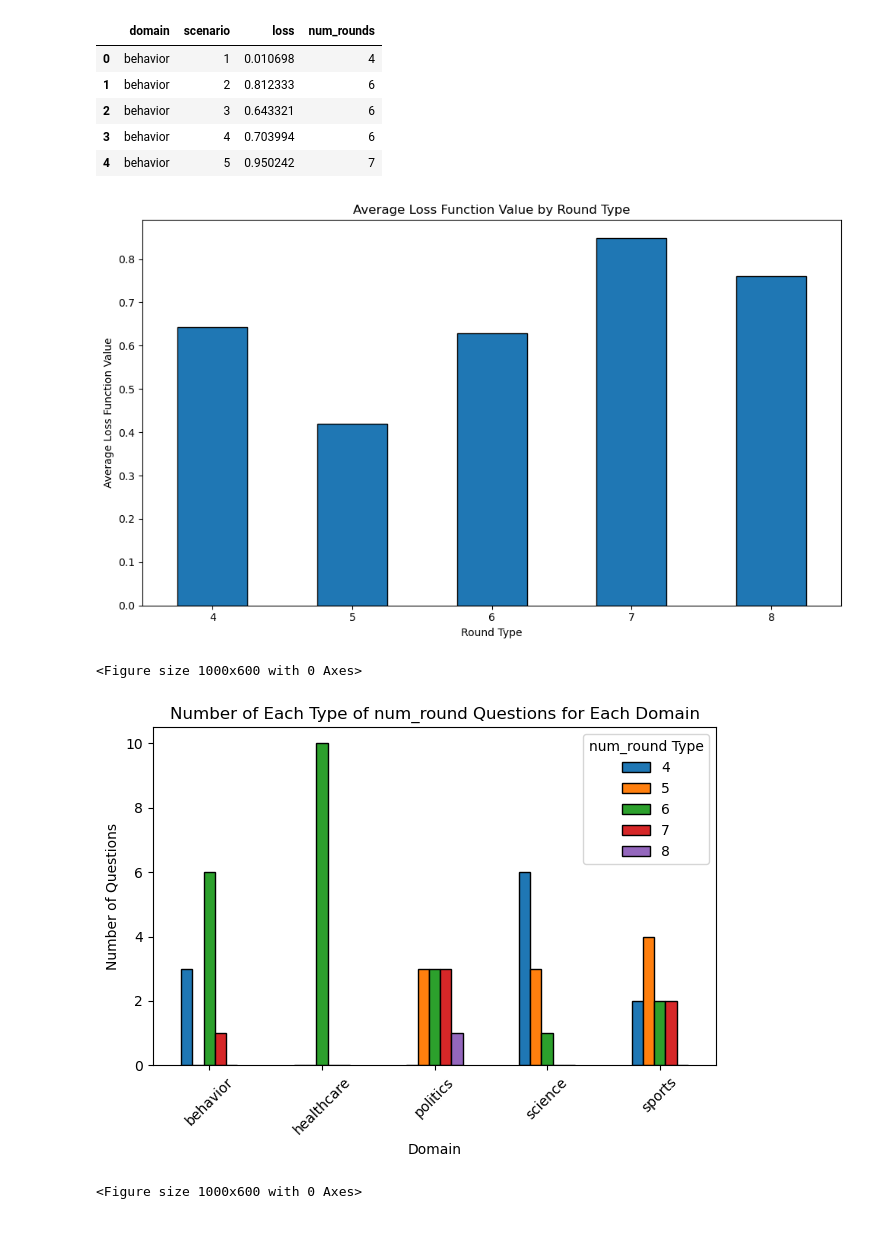
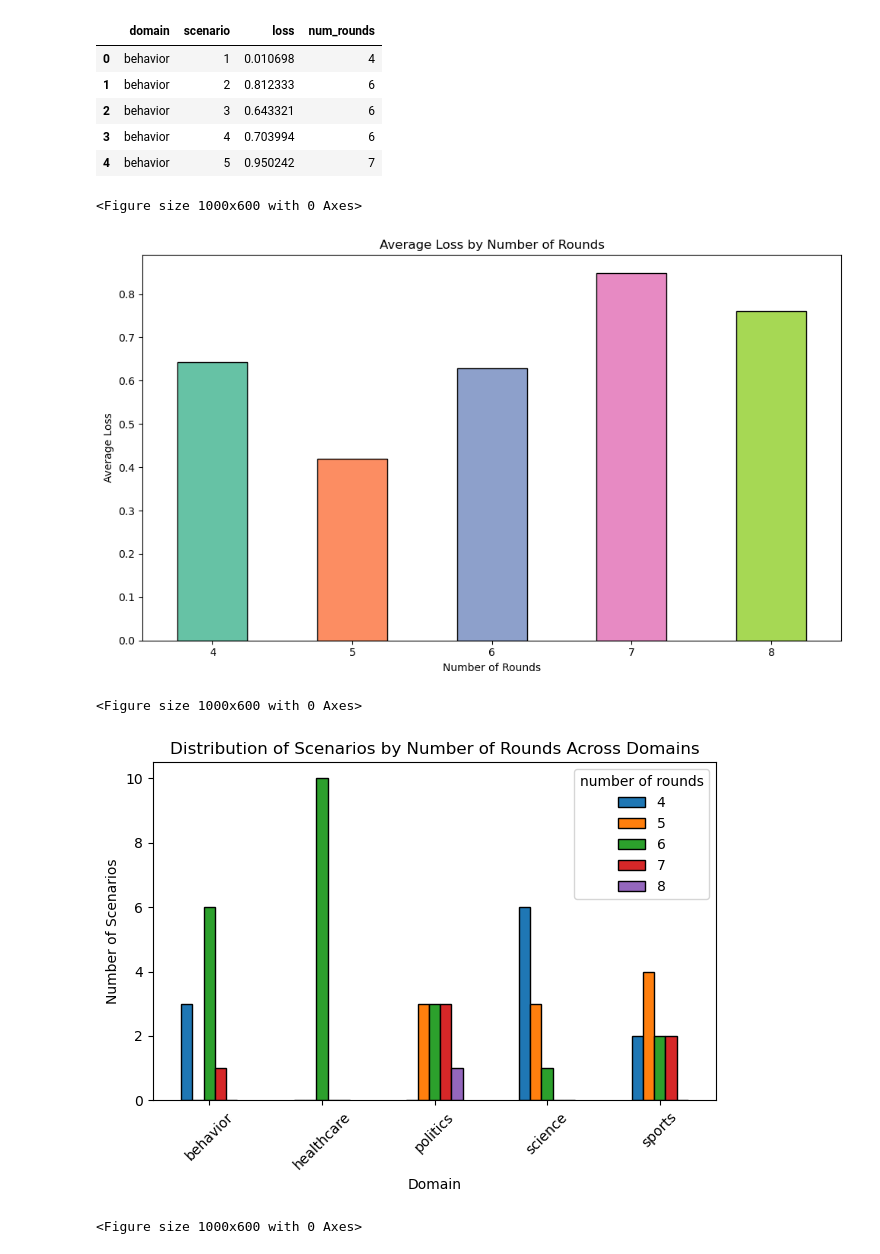
Before and after one commit to dabasjayant/beyond-llm-surface-semantics, a Jupyter notebook: loss analysis.ipynb, the cells around one changed output. Saved outputs shown, nothing was run; the diff lists cells and outputs as text; code cells hidden in the pictures.

Commit message:
visualizations

```diff
--- a/loss analysis.ipynb
+++ b/loss analysis.ipynb
@@ -4,7 +4,7 @@ import numpy as np
 import matplotlib.pyplot as plt
 # %%
 # Load the dataset
-df = pd.read_csv('data/loss_by_scenario.csv')
+df = pd.read_csv('loss_by_scenario.csv')
 
 # Display the first few rows to inspect the columns
 print(df.head())
@@ -15,13 +15,15 @@ avg_loss = df.groupby('domain')['loss'].mean()
 
 # Create a bar plot of the average loss by domain
 plt.figure(figsize=(10, 6))
-avg_loss.plot(kind='bar', edgecolor='black')
-
-plt.xlabel('Domain')
-plt.ylabel('Average Loss Function Value')
-plt.title('Average Loss Function Value by Domain')
+#avg_loss.plot(kind='bar', edgecolor='black')
+colors = ['#1f77b4', '#ff7f0e', '#2ca02c', '#d62728', '#9467bd']
+avg_loss.plot(kind='bar', edgecolor='black', color=colors)
+plt.xlabel('Domains')
+plt.ylabel('Average Loss')
+plt.title('Average Loss by Domains')
 plt.xticks(rotation=0)  # Rotate labels if domain names are long
 plt.tight_layout()
+plt.savefig('Loss_by_Domain.png', dpi=300, bbox_inches='tight')
 plt.show()
 # %% [output]
      domain  scenario      loss  num_rounds
@@ -43,20 +45,27 @@ df.head()
 # %%
 # Group the data by the round type and calculate the average loss for each round type.
 # Replace 'round' with the appropriate column name if necessary.
 avg_loss_round = df.groupby('num_rounds')['loss'].mean()
 
 # Create a bar plot for the average loss function value by round type
 plt.figure(figsize=(10, 6))
-avg_loss_round.plot(kind='bar', edgecolor='black')
+#avg_loss_round.plot(kind='bar', edgecolor='black')
+# Choose custom colors for each round type
+colors = ['#66c2a5', '#fc8d62', '#8da0cb', '#e78ac3', '#a6d854']
 
-plt.xlabel('Round Type')
-plt.ylabel('Average Loss Function Value')
-plt.title('Average Loss Function Value by Round Type')
+# Create the bar plot with individual bar colors
+plt.figure(figsize=(10, 6))
+avg_loss_round.plot(kind='bar', edgecolor='black', color=colors)
+plt.xlabel('Number of Rounds')
+plt.ylabel('Average Loss')
+plt.title('Average Loss by Number of Rounds')
 plt.xticks(rotation=0)  # Rotate the x-axis labels if they are lengthy
 plt.tight_layout()
+plt.savefig('Loss_by_Rounds_Type.png', dpi=300, bbox_inches='tight')
 plt.show()
 # %% [output]
+<Figure size 1000x600 with 0 Axes>
-[figure, old version]
+[figure, new version]
 # %%
 # Group by 'domain' and 'num_round', and count the occurrences (number of questions)
 count_table = df.groupby(['domain', 'num_rounds']).size().reset_index(name='count')
@@ -69,15 +78,16 @@ plt.figure(figsize=(10, 6))
 pivot_table.plot(kind='bar', edgecolor='black')
 
 plt.xlabel('Domain')
-plt.ylabel('Number of Questions')
-plt.title('Number of Each Type of num_round Questions for Each Domain')
+plt.ylabel('Number of Scenarios')
+plt.title('Distribution of Scenarios by Number of Rounds Across Domains')
 plt.xticks(rotation=45)  # Rotate x-axis labels if needed
-plt.legend(title='num_round Type')
+plt.legend(title='number of rounds')
 plt.tight_layout()  # Adjust layout to prevent clipping of labels
+plt.savefig('Num_Rounds_by_Domain.png', dpi=300, bbox_inches='tight')
 plt.show()
 # %% [output]
 <Figure size 1000x600 with 0 Axes>
-[figure, old version]
+[figure, new version]
 # %%
 import pandas as pd
 import matplotlib.pyplot as plt
```
Also changed, not shown: parts of 2 cells of this notebook, 5 other files.
